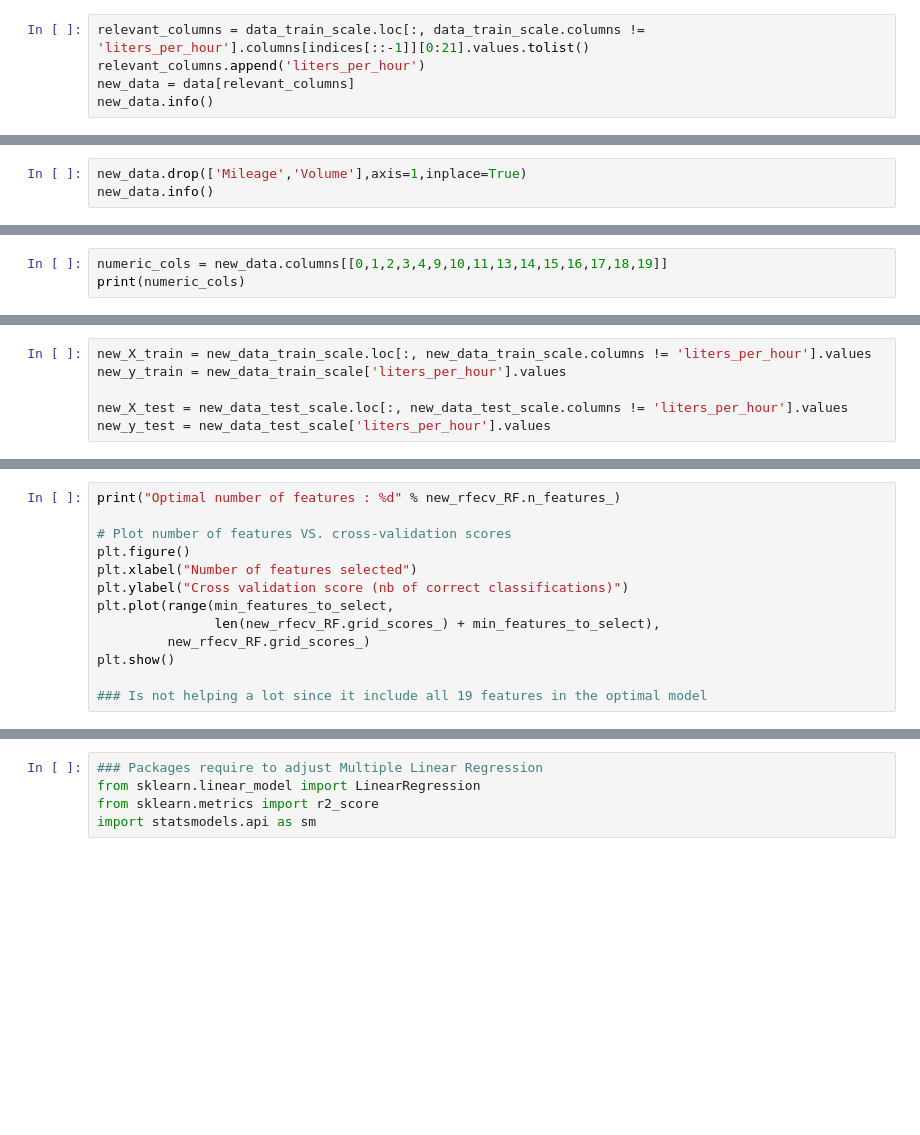
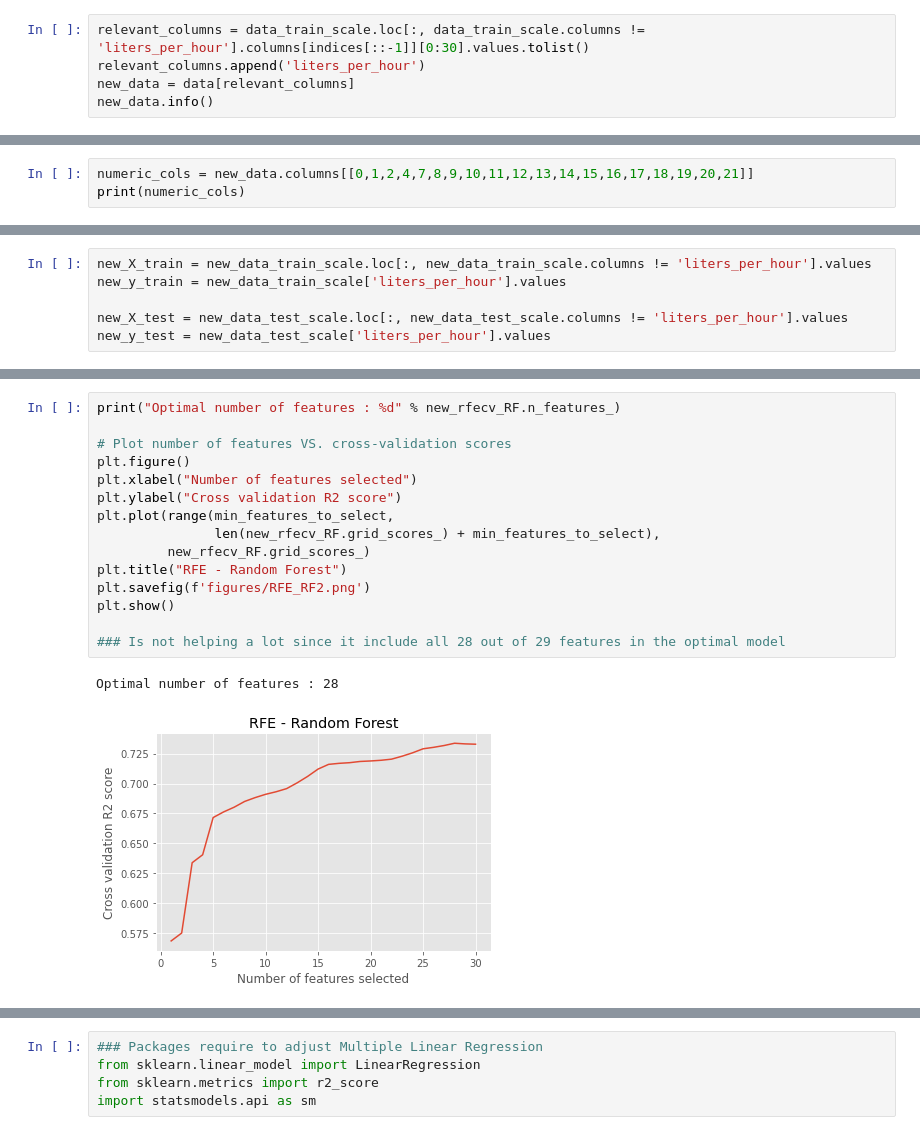
Before and after one commit to rgamerosl/capstone-project, a Jupyter notebook: EDA_zone.ipynb, the cells around one changed output, grey strips where cells are left out. Drawn from its saved outputs; the diff is of its cells as text; blank space fills up the shorter version.

```diff
--- a/EDA_zone.ipynb
+++ b/EDA_zone.ipynb
@@ -305,5 +860,5 @@ data_train_scale.loc[:, data_train_scale.columns != 'liters_per_hour'].columns[i
 # %%
-relevant_columns = data_train_scale.loc[:, data_train_scale.columns != 'liters_per_hour'].columns[indices[::-1]][0:21].values.tolist()
+relevant_columns = data_train_scale.loc[:, data_train_scale.columns != 'liters_per_hour'].columns[indices[::-1]][0:30].values.tolist()
 relevant_columns.append('liters_per_hour')
 new_data = data[relevant_columns]
 new_data.info()
@@ -310,4 +883 @@ new_data.info()
-# %%
-new_data.drop(['Mileage','Volume'],axis=1,inplace=True)
-new_data.info()
 # %%
@@ -316,5 +890,5 @@ new_data.to_excel("dataset/data_19f_vf.xlsx",index=False)
 ### Train Test split
 new_data_train, new_data_test = train_test_split(new_data, test_size=0.25, random_state=42, shuffle=True)
 # %%
-numeric_cols = new_data.columns[[0,1,2,3,4,9,10,11,13,14,15,16,17,18,19]]
+numeric_cols = new_data.columns[[0,1,2,4,7,8,9,10,11,12,13,14,15,16,17,18,19,20,21]]
 print(numeric_cols)
@@ -391,16 +1028,21 @@ new_rfecv_RF.fit(new_X_train, new_y_train)
 # %%
 print("Optimal number of features : %d" % new_rfecv_RF.n_features_)
 
 # Plot number of features VS. cross-validation scores
 plt.figure()
 plt.xlabel("Number of features selected")
-plt.ylabel("Cross validation score (nb of correct classifications)")
+plt.ylabel("Cross validation R2 score")
 plt.plot(range(min_features_to_select,
                len(new_rfecv_RF.grid_scores_) + min_features_to_select),
          new_rfecv_RF.grid_scores_)
+plt.title("RFE - Random Forest")
+plt.savefig(f'figures/RFE_RF2.png')
 plt.show()
 
-### Is not helping a lot since it include all 19 features in the optimal model
+### Is not helping a lot since it include all 28 out of 29 features in the optimal model
+# %% [output]
+Optimal number of features : 28
+[figure, added]
 # %%
 from sklearn import metrics
 from sklearn.model_selection import cross_val_score
```
Also changed, not shown: parts of 72 cells of this notebook.
